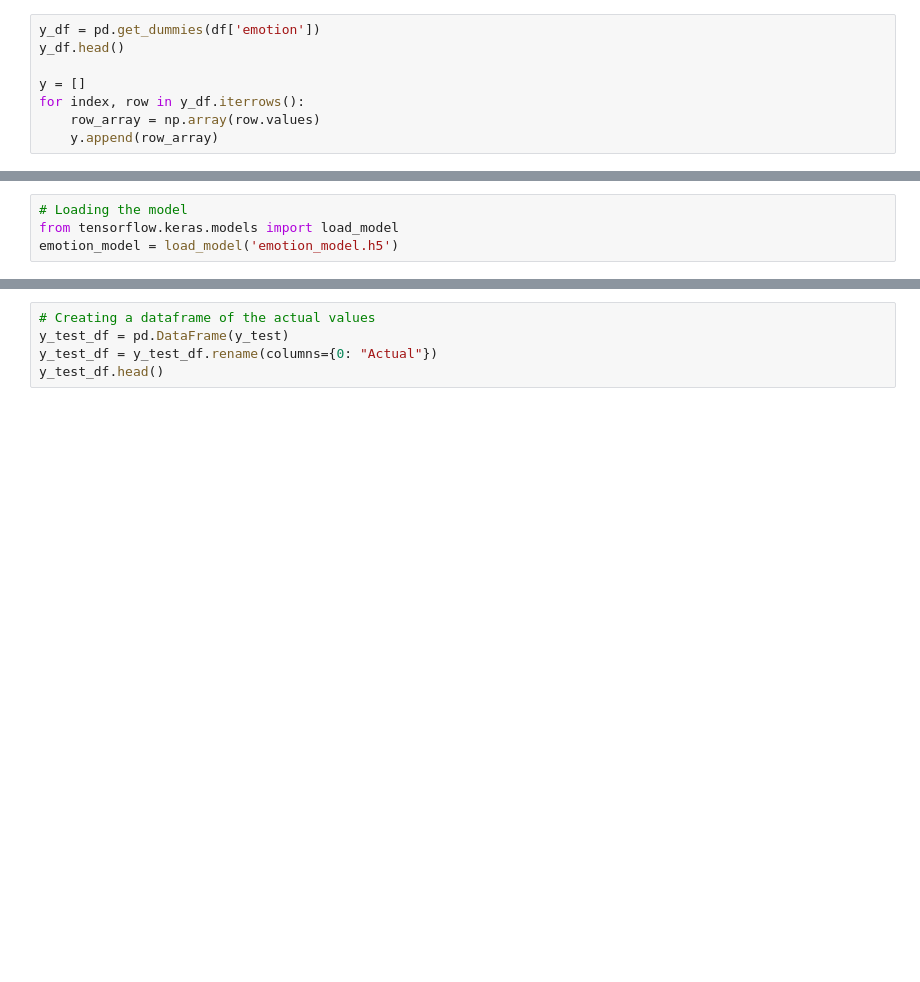
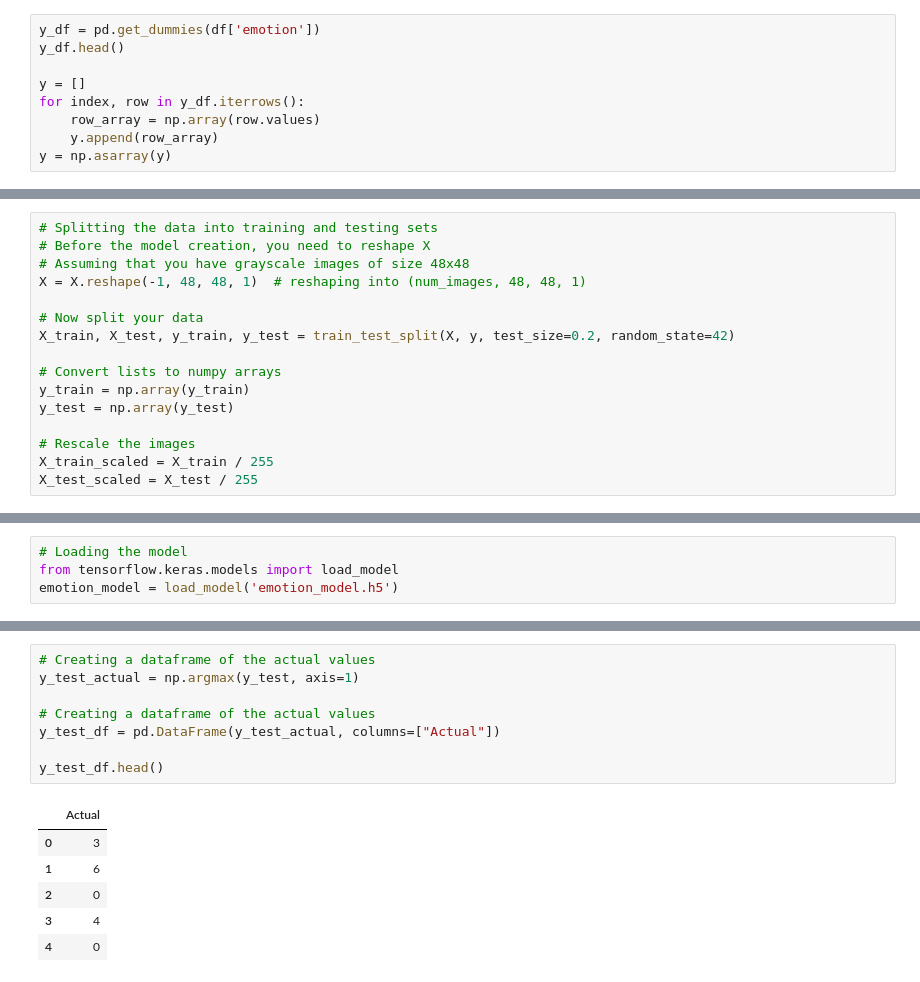
Before and after one commit to allison713/Machine-Learning-Project, a Jupyter notebook: emotion_recognition_colab.ipynb, the cells around one changed output, grey strips where cells are left out. Cells and saved outputs as stored; diff of their text form; blank space fills up the shorter version.

```diff
--- a/emotion_recognition_colab.ipynb
+++ b/emotion_recognition_colab.ipynb
@@ -61,3 +52,4 @@ y = []
 for index, row in y_df.iterrows():
     row_array = np.array(row.values)
     y.append(row_array)
+y = np.asarray(y)
@@ -104,3 +56,19 @@ array([[0.14901961, 0.43921569, 0.7372549 , ..., 0.01568627, 0.01960784,
+# %%
+# Splitting the data into training and testing sets
+# Before the model creation, you need to reshape X
+# Assuming that you have grayscale images of size 48x48
+X = X.reshape(-1, 48, 48, 1)  # reshaping into (num_images, 48, 48, 1)
+
+# Now split your data
+X_train, X_test, y_train, y_test = train_test_split(X, y, test_size=0.2, random_state=42)
+
+# Convert lists to numpy arrays
+y_train = np.array(y_train)
+y_test = np.array(y_test)
+
+# Rescale the images
+X_train_scaled = X_train / 255
+X_test_scaled = X_test / 255
 # %%
 # Creating the model
 from keras.layers import Conv2D, MaxPooling2D, BatchNormalization, Dense, Dropout, Activation, Flatten
@@ -168,8 +168,18 @@ predicted_df.head()
 # %%
 # Creating a dataframe of the actual values
-y_test_df = pd.DataFrame(y_test)
-y_test_df = y_test_df.rename(columns={0: "Actual"})
+y_test_actual = np.argmax(y_test, axis=1)
+
+# Creating a dataframe of the actual values
+y_test_df = pd.DataFrame(y_test_actual, columns=["Actual"])
+
 y_test_df.head()
+# %% [output]
+|  | Actual |
+| 0 | 3 |
+| 1 | 6 |
+| 2 | 0 |
+| 3 | 4 |
+| 4 | 0 |
 # %%
 # Merging the two dataframes
 merged_df = pd.merge(y_test_df, predicted_df, left_index=True, right_index=True)
```
Also changed, not shown: parts of 13 cells of this notebook.
